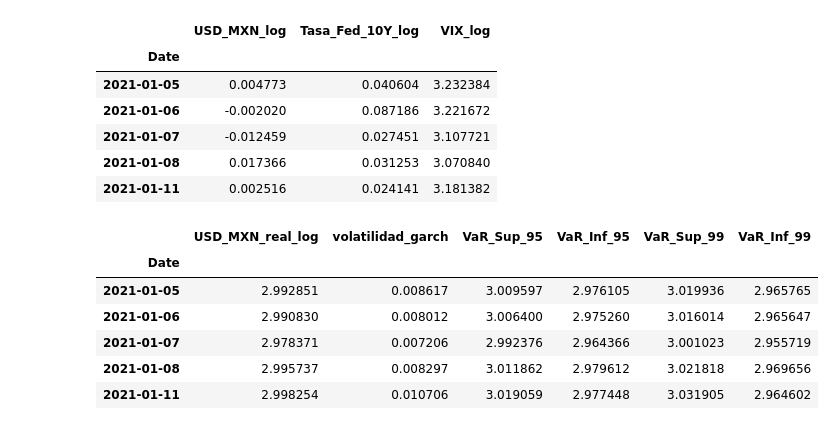
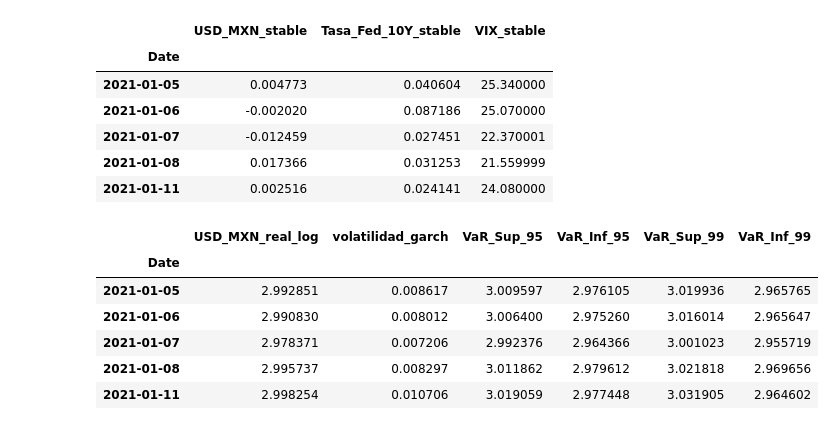
Before and after one commit to mari0ocape1-art/usd-mxn-volatility-switching-ml, a Jupyter notebook: Notebook3_ML_risk.ipynb, the cells around one changed output. Drawn from its saved outputs; the diff is of its cells as text; code cells hidden in the pictures.

```diff
--- a/Notebook3_ML_risk.ipynb
+++ b/Notebook3_ML_risk.ipynb
@@ -43,18 +39,18 @@ import pandas as pd
 import numpy as np
 # %%
 df_var = pd.read_csv('matriz_volatilidad_var_garch.csv', index_col='Date', parse_dates=True)
-df_analisis = pd.read_csv('data_analisis_logs.csv', index_col='Date', parse_dates=True)
-df_estacionario = pd.read_csv('data_estacionario.csv', index_col='Date', parse_dates=True)
+df_main_log = pd.read_csv('data_main_log.csv', index_col='Date', parse_dates=True)
+df_stable = pd.read_csv('data_stable.csv', index_col='Date', parse_dates=True)
 # %%
-df_estacionario.head()
+df_stable.head()
 # %% [output]
-|  | USD_MXN_log | Tasa_Fed_10Y_log | VIX_log |
+|  | USD_MXN_stable | Tasa_Fed_10Y_stable | VIX_stable |
 | Date |  |  |  |
-| 2021-01-05 | 0.004773 | 0.040604 | 3.232384 |
-| 2021-01-06 | -0.002020 | 0.087186 | 3.221672 |
-| 2021-01-07 | -0.012459 | 0.027451 | 3.107721 |
-| 2021-01-08 | 0.017366 | 0.031253 | 3.070840 |
-| 2021-01-11 | 0.002516 | 0.024141 | 3.181382 |
+| 2021-01-05 | 0.004773 | 0.040604 | 25.340000 |
+| 2021-01-06 | -0.002020 | 0.087186 | 25.070000 |
+| 2021-01-07 | -0.012459 | 0.027451 | 22.370001 |
+| 2021-01-08 | 0.017366 | 0.031253 | 21.559999 |
+| 2021-01-11 | 0.002516 | 0.024141 | 24.080000 |
 # %%
 df_var.head()
 # %% [output]
```
Also changed, not shown: parts of 15 cells of this notebook.
